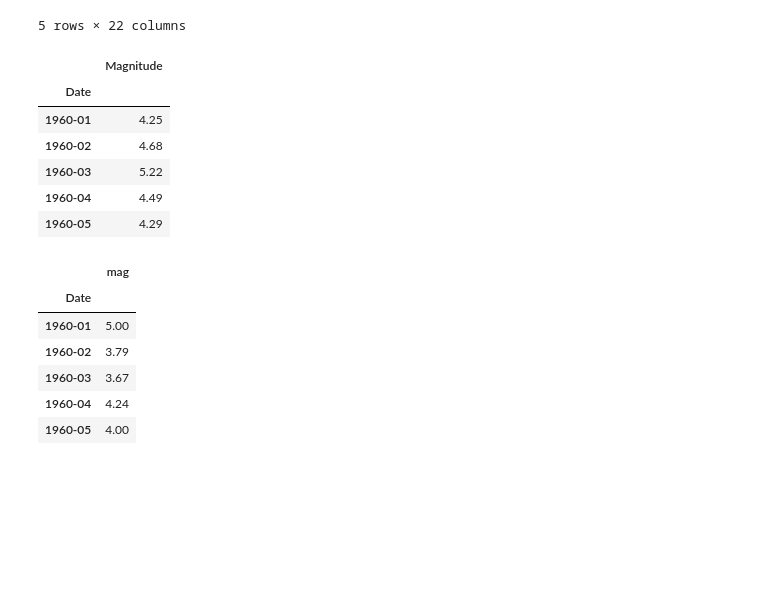
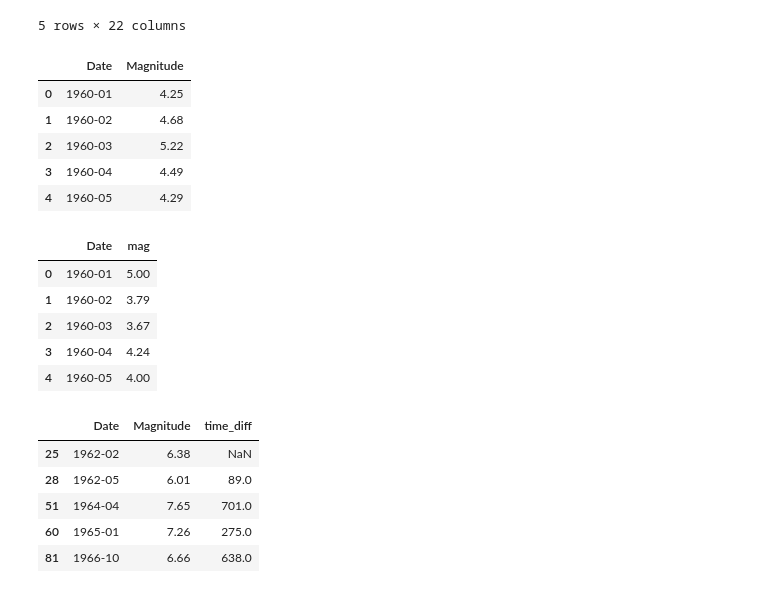
Before and after one commit to TheV123/EarthquakeHistoricalDataAnalysis, a Jupyter notebook: earthquake_time_series.ipynb, the cells around one changed output. Cells and saved outputs as stored; diff of their text form; code cells hidden in the pictures; blank space fills up the shorter version.

Commit message:
days between large earthquakes

```diff
--- a/earthquake_time_series.ipynb
+++ b/earthquake_time_series.ipynb
@@ -62,15 +65,15 @@ usgs.head()
 5 rows × 22 columns
 # %%
 max_mag_etas = pd.DataFrame(etas.groupby(etas['Date'].dt.to_period('M')).Magnitude.max())
+max_mag_etas.reset_index(inplace=True)
 max_mag_etas.head()
 # %% [output]
-|  | Magnitude |
-| Date |  |
-| 1960-01 | 4.25 |
-| 1960-02 | 4.68 |
-| 1960-03 | 5.22 |
-| 1960-04 | 4.49 |
-| 1960-05 | 4.29 |
+|  | Date | Magnitude |
+| 0 | 1960-01 | 4.25 |
+| 1 | 1960-02 | 4.68 |
+| 2 | 1960-03 | 5.22 |
+| 3 | 1960-04 | 4.49 |
+| 4 | 1960-05 | 4.29 |
 # %%
 time = []
 for i in usgs['Date']:
@@ -78,12 +81,12 @@ for i in usgs['Date']:
 usgs['Date'] = time
 # %%
 max_mag_usgs = pd.DataFrame(usgs.groupby(usgs['Date'].dt.to_period('M')).mag.max())
+max_mag_usgs.reset_index(inplace=True)
 max_mag_usgs.head()
 # %% [output]
-|  | mag |
-| Date |  |
-| 1960-01 | 5.00 |
-| 1960-02 | 3.79 |
-| 1960-03 | 3.67 |
-| 1960-04 | 4.24 |
-| 1960-05 | 4.00 |
+|  | Date | mag |
+| 0 | 1960-01 | 5.00 |
+| 1 | 1960-02 | 3.79 |
+| 2 | 1960-03 | 3.67 |
+| 3 | 1960-04 | 4.24 |
+| 4 | 1960-05 | 4.00 |
@@ -89,0 +95,12 @@ max_mag_usgs.head()
+# %%
+large_mag_etas = max_mag_etas[max_mag_etas['Magnitude'] > large_earthquake].copy()
+large_mag_etas['time_diff'] = large_mag_etas['Date'].dt.to_timestamp().diff()
+large_mag_etas['time_diff'] = large_mag_etas['time_diff'].dt.days
+large_mag_etas.head()
+# %% [output]
+|  | Date | Magnitude | time_diff |
+| 25 | 1962-02 | 6.38 | NaN |
+| 28 | 1962-05 | 6.01 | 89.0 |
+| 51 | 1964-04 | 7.65 | 701.0 |
+| 60 | 1965-01 | 7.26 | 275.0 |
+| 81 | 1966-10 | 6.66 | 638.0 |
```
Also changed, not shown: parts of 6 cells of this notebook.
